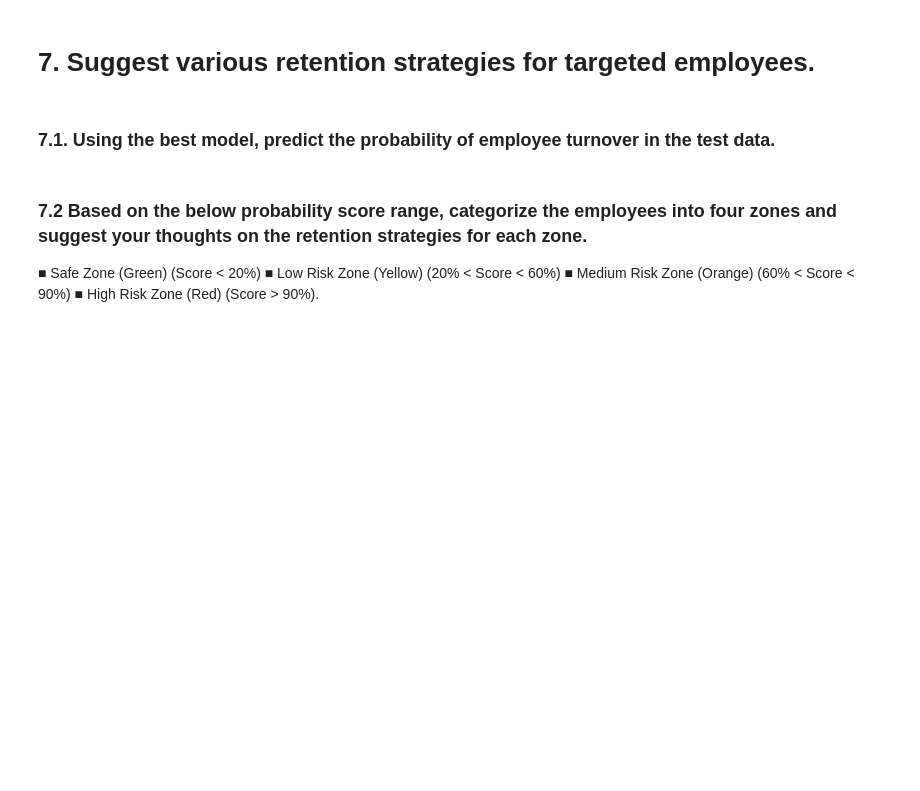
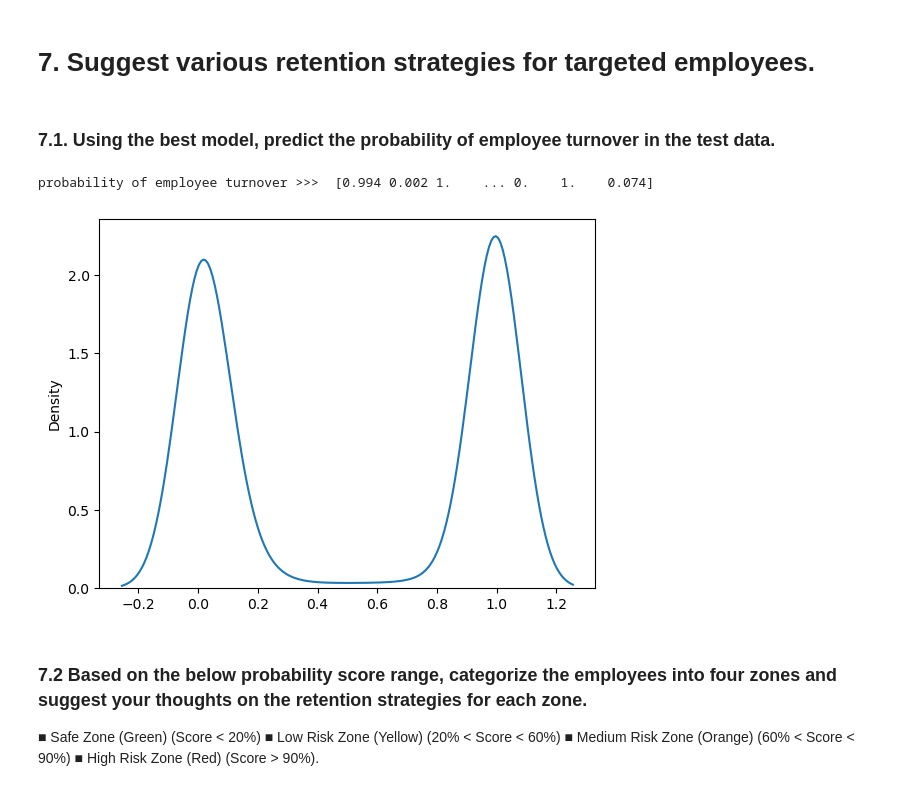
Before and after one commit to senthilkumarashok/MachineLearning, a Jupyter notebook: employee_turnover_analytics.ipynb, the cells around one changed output. Drawn from its saved outputs; the diff is of its cells as text; code cells hidden in the pictures; blank space fills up the shorter version.

```diff
--- a/employee_turnover_analytics.ipynb
+++ b/employee_turnover_analytics.ipynb
@@ -475,6 +475,16 @@ Recall = True Positive (TP) / True Positive (TP) + False Negative (FN)
 # 7. Suggest various retention strategies for targeted employees.
 # %% [markdown]
 ### 7.1. Using the best model, predict the probability of employee turnover in the test data.
+# %%
+# since Random forest is the best model , we will predict the probability of employee turnover in the test data.
+
+prob_rf = rf.predict_proba(X_test)
+print('probability of employee turnover >>> ', prob_rf[:,1])
+sns.kdeplot(data=prob_rf[:,1])
+plt.show()
+# %% [output]
+probability of employee turnover >>>  [0.994 0.002 1.    ... 0.    1.    0.074]
+[figure, added]
 # %% [markdown]
 ### 7.2  Based on the below probability score range, categorize the employees into four zones and suggest your thoughts on the retention strategies for each zone.
 ■	Safe Zone (Green) (Score < 20%)
```
Also changed, not shown: parts of 9 cells of this notebook.
